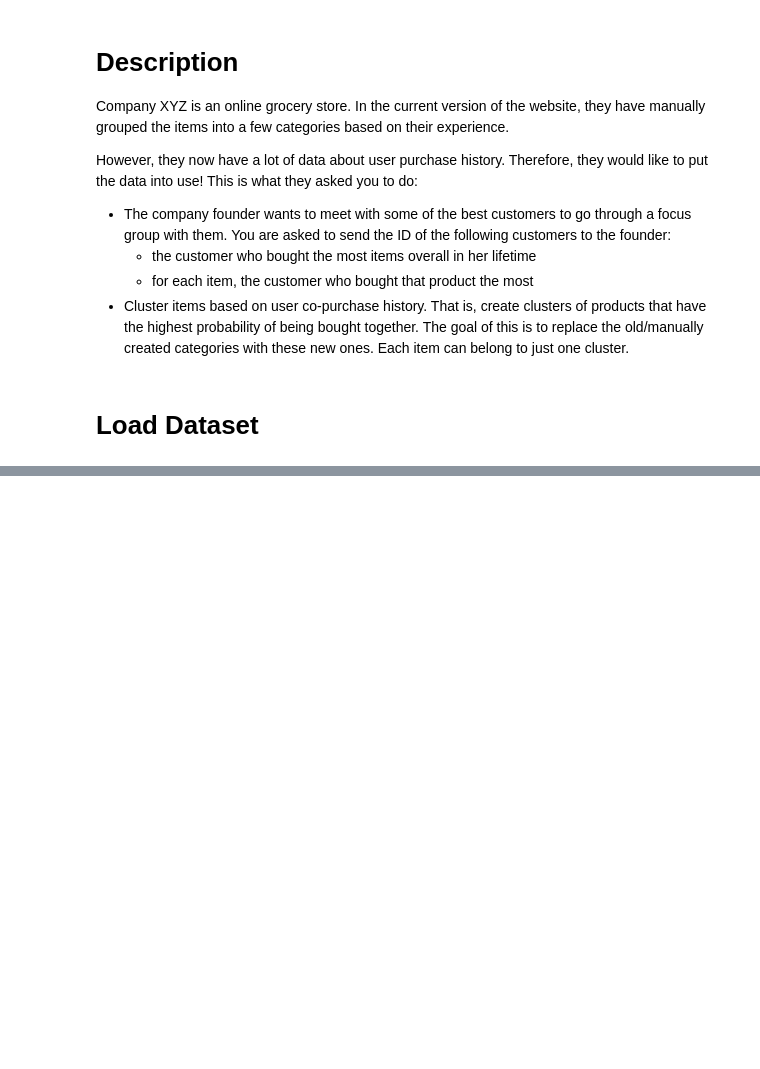
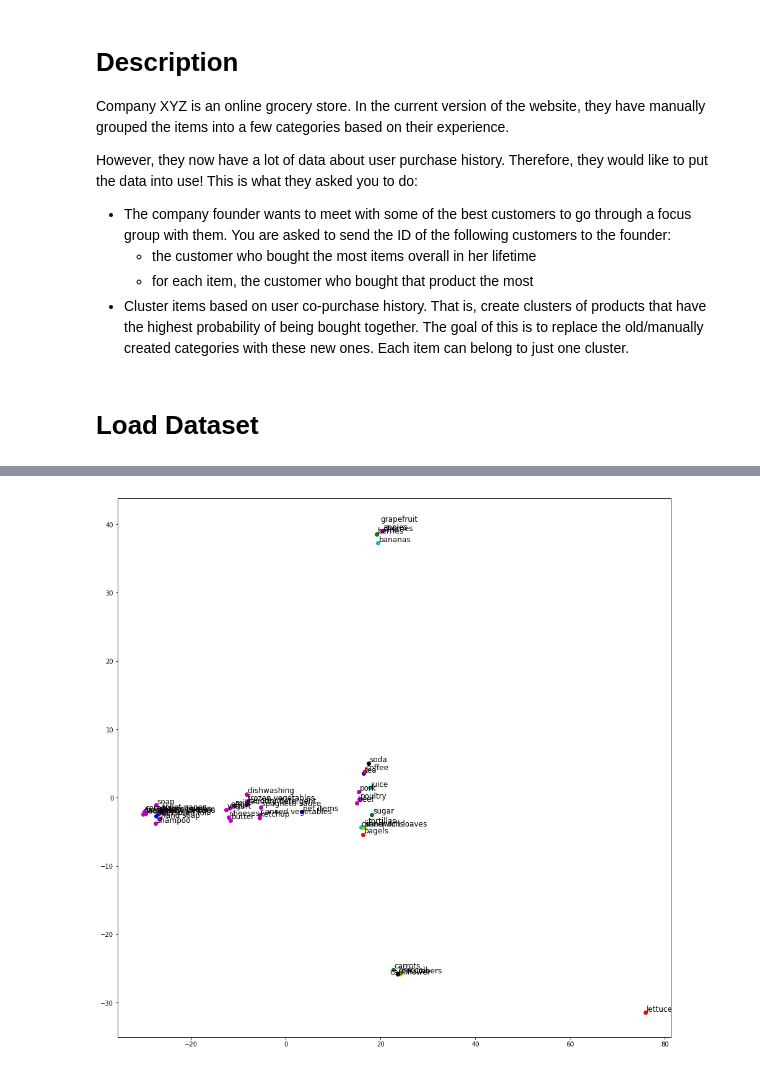
Before and after one commit to JifuZhao/DS-Take-Home, a Jupyter notebook: 09. Clustering Grocery Items.ipynb, the cells around one changed output, grey strips where cells are left out. Cells and saved outputs as stored; diff of their text form; code cells hidden in the pictures; blank space fills up the shorter version.

```diff
--- a/09. Clustering Grocery Items.ipynb
+++ b/09. Clustering Grocery Items.ipynb
@@ -36,0 +189,25 @@ data.describe()
+# %%
+# build K-Means model
+kmeans = KMeans(n_clusters=21, init='k-means++', random_state=42, n_jobs=-1)
+kmeans = kmeans.fit(feature)
+label = kmeans.predict(feature)
+# %%
+# PCA for dimension reduction
+pca = PCA(n_components=2, random_state=42)
+pca = pca.fit(feature)
+pca_feature = pca.transform(feature)
+# %%
+# visualization in 2D
+colors = ['b', 'g', 'r', 'c', 'm', 'y', 'k', 'w']
+
+fig, ax = plt.subplots(figsize=(16, 16))
+for j in range(len(pca_feature)):
+    x = pca_feature[j][0]
+    y = pca_feature[j][1]
+    ax.plot(x, y, 'o', color=colors[label[j] % 8])
+    name = item_to_id[item_to_id['Item_id'] == j + 1]['Item_name']
+    ax.annotate(xy=(x+0.2, y+0.2), s=name.values[0], fontsize=12)
+
+plt.show()
+# %% [output]
+[figure, added]
```
Also changed, not shown: parts of 23 cells of this notebook.
